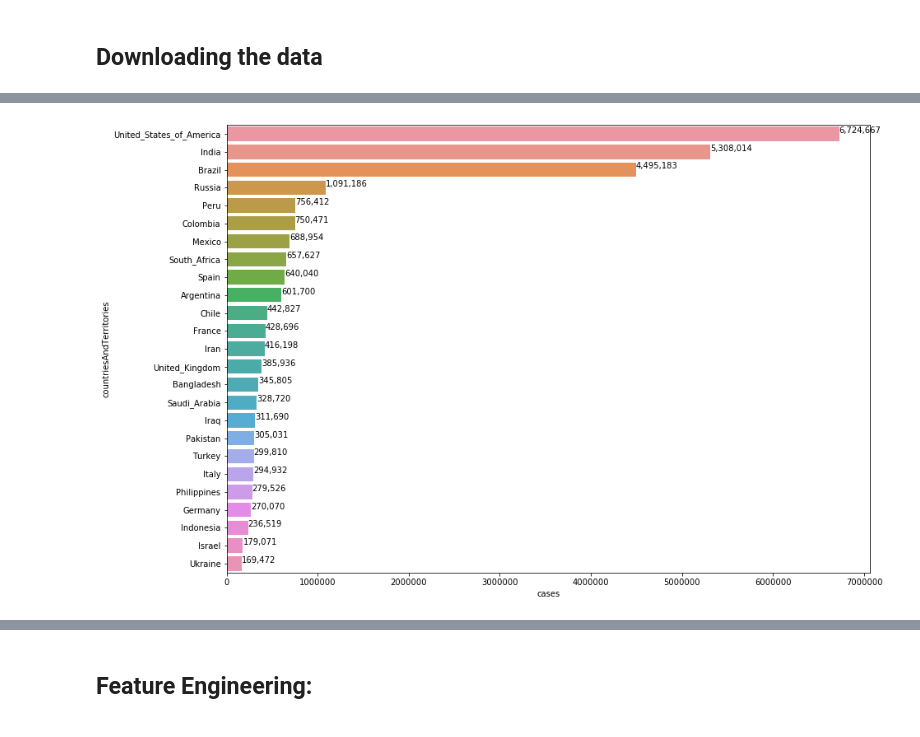
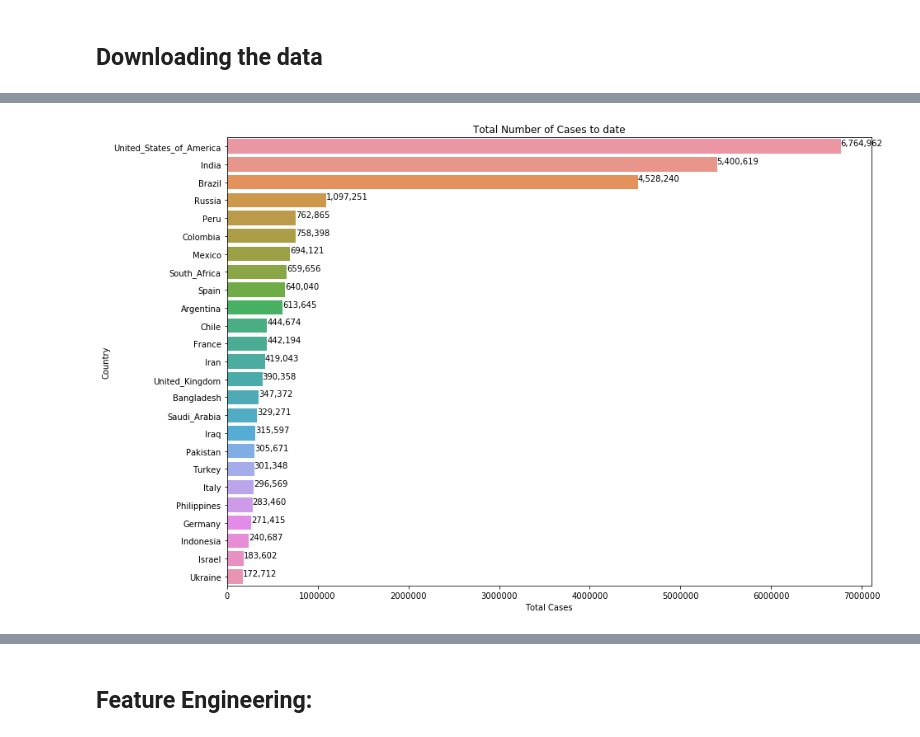
Before and after one commit to naseerfaheem/COVID-19-EDA, a Jupyter notebook: Covid-19.ipynb, the cells around one changed output, grey strips where cells are left out. Saved outputs shown, nothing was run; the diff lists cells and outputs as text; code cells hidden in the pictures.

```diff
--- a/Covid-19.ipynb
+++ b/Covid-19.ipynb
@@ -32,0 +36,3 @@ df.head()
+# %%
+# Renaming two columns to make it more intuitive and easier to use throughout  the EDA
+df = df.rename(columns={"countriesAndTerritories": "country", "popData2019":"population"})
@@ -81,2 +81,0 @@ scatter_matrix(df[attributes], figsize=(15,10));
-# %%
-covid = df.set_index(["dateRep", "countriesAndTerritories"])
@@ -93,3 +82,7 @@ covid.head()
+# %%
+# Here I want to look at a summary of cases and deaths per country by grouping by country and then summing cases and deaths.
+total_cases_per_country = df.groupby(["country"])["cases"].sum().reset_index()
+total_deaths_per_country = df.groupby(["country"])["deaths"].sum().reset_index()
 # %%
 df.head()
 # %% [output]
@@ -125,14 +98,16 @@ countries = df.groupby(["countriesAndTerritories"])["cases"].sum().reset_index()
 # %%
-top25 = countries.sort_values(by=["cases"], ascending=False).head(25)
+top25_cases = total_cases_per_country.sort_values(by=["cases"], ascending=False).head(25)
 # Generate a Barplot
 plt.figure(figsize=(14,10))
-plot = sns.barplot(top25["cases"], top25["countriesAndTerritories"])
+plot = sns.barplot(top25_cases["cases"], top25_cases["country"])
 
-for i, (value,name) in enumerate(zip(top25["cases"], top25["countriesAndTerritories"])):
+for i, (value,name) in enumerate(zip(top25_cases["cases"], top25_cases["country"])):
     plot.text(value,i-0.05,f'{value:,.0f}',size=10)
+
+plt.title("Total Number of Cases to date")
+plt.xlabel("Total Cases")
+plt.ylabel("Country")
 plt.show()
-
-
 # https://towardsdatascience.com/covid-19-data-visualization-using-python-3c8bcfaeff5f
 # %% [output]
-[figure, old version]
+[figure, new version]
```
Also changed, not shown: parts of 50 cells of this notebook, 2 other files.
